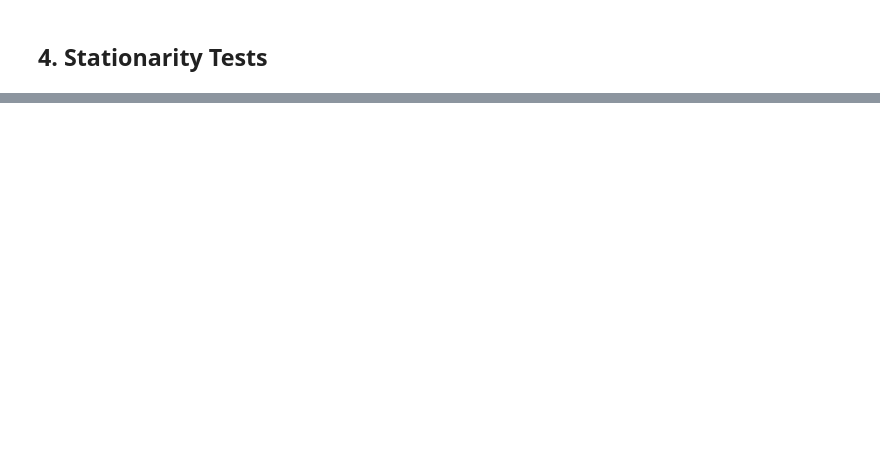
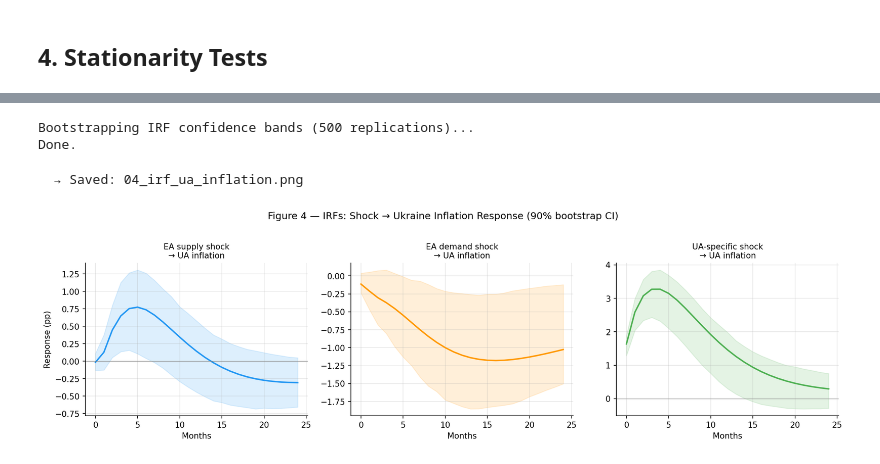
Before and after one commit to Yoav335/qmf-ukraine-counterfactual, a Jupyter notebook: yoav_qmf_project/notebook.ipynb, the cells around one changed output, grey strips where cells are left out. Drawn from its saved outputs; the diff is of its cells as text; code cells hidden in the pictures; blank space fills up the shorter version.

```diff
--- a/yoav_qmf_project/notebook.ipynb
+++ b/yoav_qmf_project/notebook.ipynb
@@ -1155,0 +604,12 @@ Figures saved:
+# %%
+model = VAR(df_est_idx[var_cols])
+lag_sel = model.select_order(maxlags=12)
+print("Table 4 — Lag Selection Criteria\n")
+print(lag_sel.summary())
+
+p_bic = lag_sel.selected_orders.get("bic", 2)
+p_aic = lag_sel.selected_orders.get("aic", 2)
+p_opt = max(p_bic, 1)  # BIC preferred (parsimony)
+
+print(f"\n→ Selected p = {p_opt} (BIC)")
+print(f"  AIC suggests p = {p_aic} (used for robustness in Section 10)")
@@ -1155,0 +738,65 @@ Figures saved:
+# %%
+irf_obj = var_res.irf(periods=24)
+n_horizons = 25  # 0..24
+
+# --- Bootstrap CIs ---
+def bootstrap_irfs(var_result, n_boot=500, periods=24):
+    resid = var_result.resid.values
+    T, K = resid.shape
+    p = var_result.k_ar
+    Y = np.asarray(var_result.endog)
+    irfs_boot = np.zeros((n_boot, periods+1, K, K))
+
+    for b in range(n_boot):
+        idx = np.random.choice(T, size=T, replace=True)
+        u_boot = resid[idx]
+        Y_boot = np.zeros_like(Y)
+        Y_boot[:p] = Y[:p]
+        for t in range(p, len(Y)):
+            Y_boot[t] = var_result.intercept.copy()
+            for lag in range(p):
+                Y_boot[t] += var_result.coefs[lag] @ Y_boot[t-1-lag]
+            Y_boot[t] += u_boot[t-p]
+        try:
+            m_b = VAR(Y_boot).fit(maxlags=p)
+            irfs_boot[b] = m_b.irf(periods=periods).orth_irfs
+        except Exception:
+            irfs_boot[b] = np.nan
+
+    lo = np.nanpercentile(irfs_boot, 5, axis=0)
+    hi = np.nanpercentile(irfs_boot, 95, axis=0)
+    return lo, hi
+
+print("Bootstrapping IRF confidence bands (500 replications)...")
+irf_lo, irf_hi = bootstrap_irfs(var_res, n_boot=500, periods=24)
+print("Done.")
+# %% [output]
+Bootstrapping IRF confidence bands (500 replications)...
+Done.
+# %%
+# Plot key IRFs: shock → UA inflation response
+fig, axes = plt.subplots(1, 3, figsize=(14, 4))
+shock_labels = ["EA supply shock", "EA demand shock", "UA-specific shock"]
+colors = ["#2196F3", "#FF9800", "#4CAF50"]
+
+for j in range(K):
+    ax = axes[j]
+    resp = irf_obj.orth_irfs[:, 2, j]  # response of UA inflation (var 2) to shock j
+    lo = irf_lo[:, 2, j]
+    hi = irf_hi[:, 2, j]
+
+    ax.plot(resp, color=colors[j], lw=1.8)
+    ax.fill_between(range(n_horizons), lo, hi, alpha=0.15, color=colors[j])
+    ax.axhline(0, color="grey", lw=0.5)
+    ax.set_title(f"{shock_labels[j]}\n→ UA inflation", fontsize=10)
+    ax.set_xlabel("Months")
+    if j == 0:
+        ax.set_ylabel("Response (pp)")
+
+fig.suptitle("Figure 4 — IRFs: Shock → Ukraine Inflation Response (90% bootstrap CI)",
+             fontsize=12, y=1.02)
+savefig("04_irf_ua_inflation.png")
+plt.show()
+# %% [output]
+  → Saved: 04_irf_ua_inflation.png
+[figure, added]
```
Also changed, not shown: parts of 116 cells of this notebook, 2 other files.
